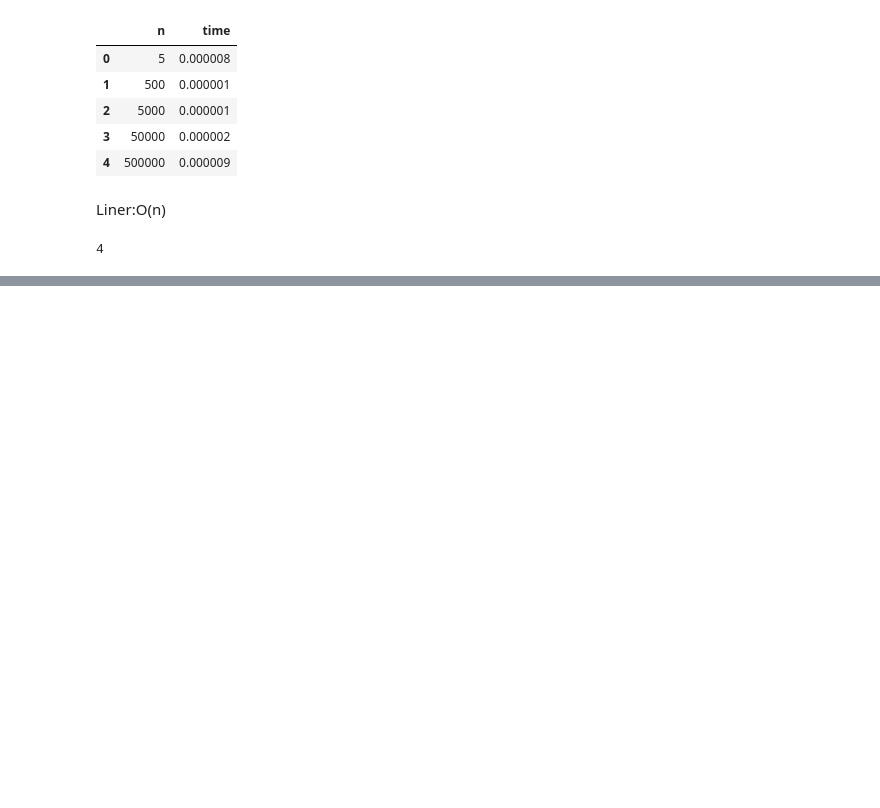
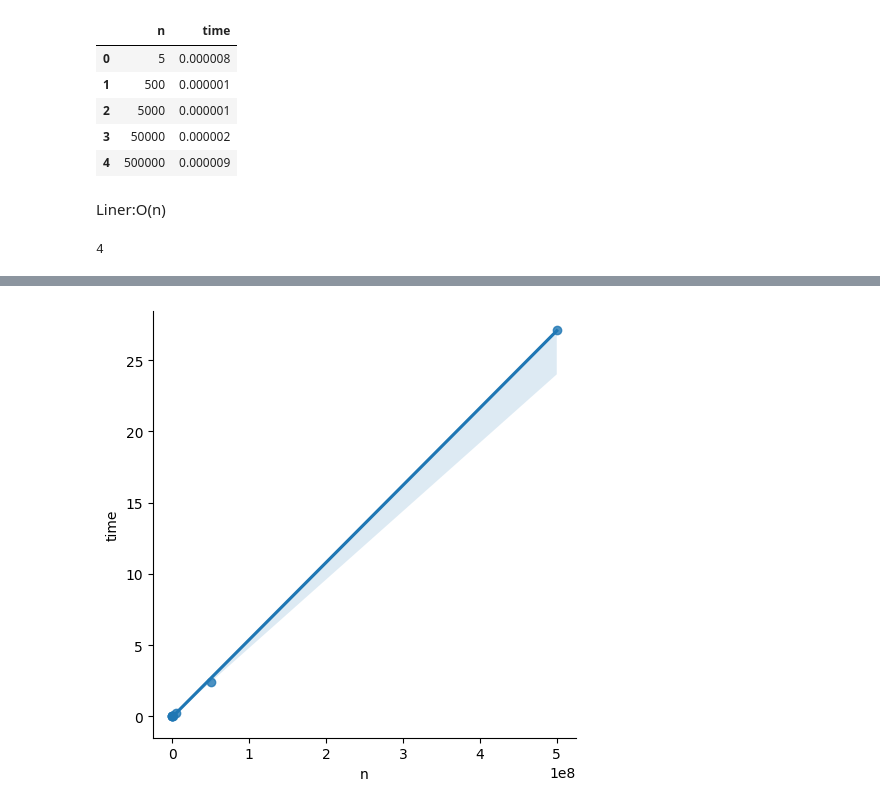
Before and after one commit to Matinnorouzi2023/Data-structure, a Jupyter notebook: ORDER(RUN_TIME).ipynb, the cells around one changed output, grey strips where cells are left out. Drawn from its saved outputs; the diff is of its cells as text; code cells hidden in the pictures; blank space fills up the shorter version.

```diff
--- a/ORDER(RUN_TIME).ipynb
+++ b/ORDER(RUN_TIME).ipynb
@@ -89,0 +95,4 @@ df
+# %%
+sns.lmplot(x='n', y='time', data=df2 );
+# %% [output]
+[figure, added]
```
Also changed, not shown: parts of 4 cells of this notebook.
